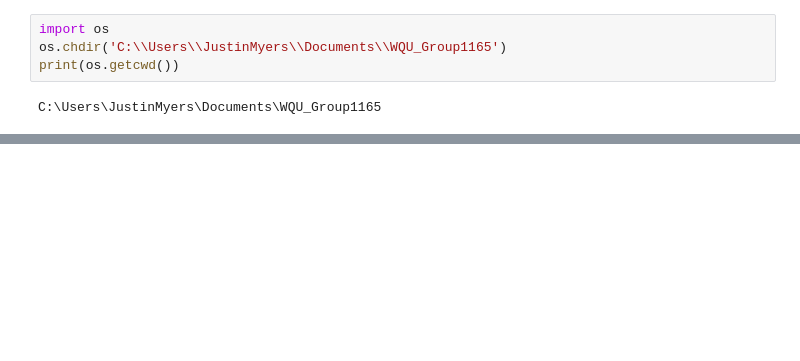
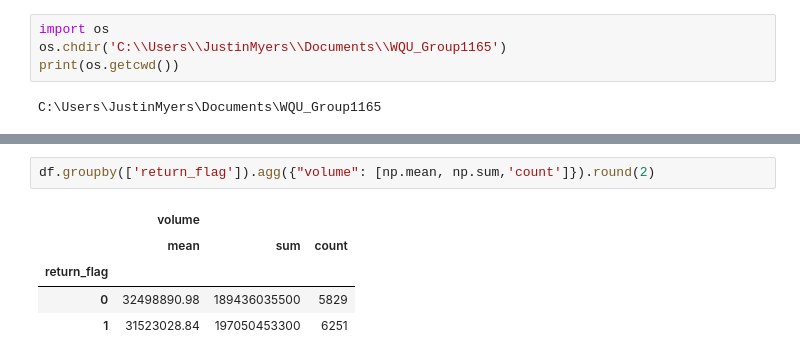
Before and after one commit to justinmyersdata/WQU_Group1165, a Jupyter notebook: data/StocksEDA.ipynb, the cells around one changed output, grey strips where cells are left out. Drawn from its saved outputs; the diff is of its cells as text; blank space fills up the shorter version.

```diff
--- a/data/StocksEDA.ipynb
+++ b/data/StocksEDA.ipynb
@@ -134,0 +156,8 @@ Starbucks
+# %%
+df.groupby(['return_flag']).agg({"volume": [np.mean, np.sum,'count']}).round(2)
+# %% [output]
+|  | volume |  |  |
+|  | mean | sum | count |
+| return_flag |  |  |  |
+| 0 | 32498890.98 | 189436035500 | 5829 |
+| 1 | 31523028.84 | 197050453300 | 6251 |
```
Also changed, not shown: parts of 10 cells of this notebook, 3 other files.
